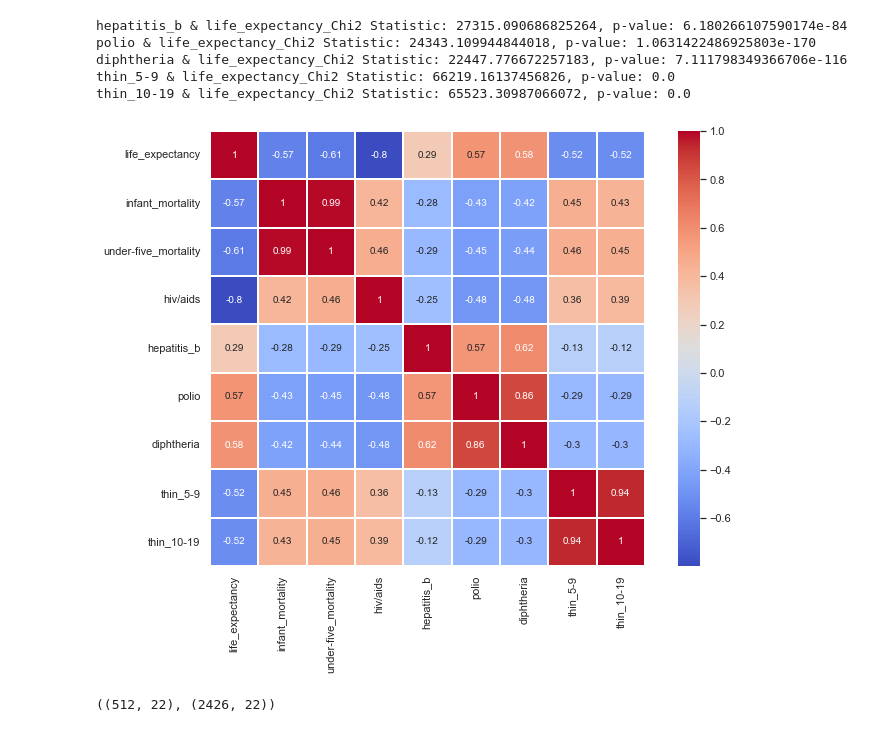
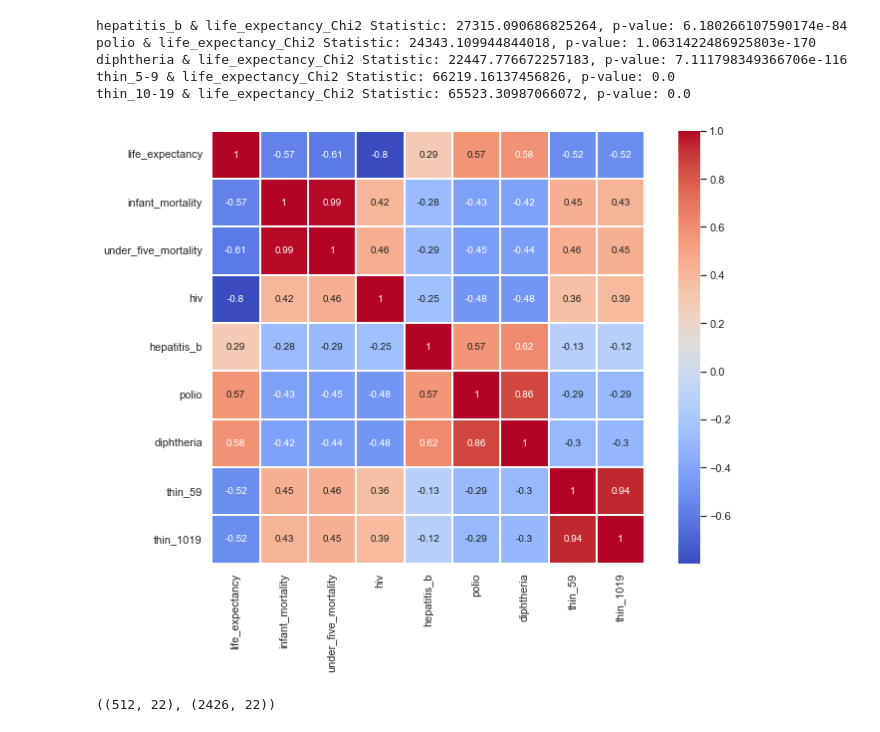
Before and after one commit to minnnnppp/CP1_Life_Expectancy, a Jupyter notebook: cp1_1.ipynb, the cells around one changed output. Cells and saved outputs as stored; diff of their text form; code cells hidden in the pictures.

```diff
--- a/cp1_1.ipynb
+++ b/cp1_1.ipynb
@@ -69,7 +69,7 @@ BMI                                 34
 - 그리고 adult_mortality, infant_mortality, under-five_mortality, measles와 같은 컬럼을 nums가 아닌 확률로 표기하도록 통일시킨다.
 # %%
 def rename_cols(df):    # 컬럼명 재설정: 데이터 설명보고 설명에 맞게 다시 재설정함
-    df.rename(columns = {' thinness  1-19 years':'thin 10-19',' thinness 5-9 years':'thin 5-9', 'Income composition of resources':'HDI', 'infant deaths':'Infant Mortality', 'under-five deaths':'Under-five Mortality'},inplace=True)
+    df.rename(columns = {' thinness  1-19 years':'thin 1019',' thinness 5-9 years':'thin 59', 'Income composition of resources':'HDI', 'infant deaths':'Infant Mortality', 'under-five deaths':'Under_five Mortality', 'HIV/AIDS':'hiv'},inplace=True)
     df = df.replace('United Kingdom of Great Britain and Northern Ireland', 'UK&Ireland')
     # 컬럼명을 소문자로 통일시키고 공백을 _로 대체
     new_cols = []
@@ -77,6 +77,7 @@ def rename_cols(df):    # 컬럼명 재설정: 데이터 설명보고 설명에
         new_cols.append(col.strip().replace(' ', '_').lower())
     df.columns = new_cols
 
+
     return df
 
 def nums_to_rate(x):  # 1000명당 해당 nums를 확률로 표기 통일하기
@@ -87,7 +88,7 @@ def nums_to_rate(x):  # 1000명당 해당 nums를 확률로 표기 통일하기
 df = rename_cols(df)
 
 # nums_to_rate 함수 적용해 nums -> 확률로 변환하기
-lista = ['adult_mortality', 'infant_mortality', 'under-five_mortality', 'measles']
+lista = ['adult_mortality', 'infant_mortality', 'under_five_mortality', 'measles']
 for i in lista:
     df[i] = nums_to_rate(df[i])
 
@@ -667,13 +776,13 @@ thin_5-9 & life_expectancy_Chi2 Statistic: 66219.16137456826, p-value: 0.0
 thin_10-19 & life_expectancy_Chi2 Statistic: 65523.30987066072, p-value: 0.0
 # %%
 # 1번 가설에 해당하는 변수들 간의 상관관계를 알아보기 위해 heatmap 도출
-first_hypo = wins_df[['life_expectancy', 'infant_mortality', 'under-five_mortality', 'hiv/aids', 'hepatitis_b', 'polio',
-'diphtheria', 'thin_5-9', 'thin_10-19']]
+first_hypo = wins_df[['life_expectancy', 'infant_mortality', 'under_five_mortality', 'hiv', 'hepatitis_b', 'polio',
+'diphtheria', 'thin_59', 'thin_1019']]
 
 sns.set(rc = {'figure.figsize':(12,8)})
 sns.heatmap(first_hypo.astype(float).corr(), linewidths = 0.1, vmax = 1.0, cmap='coolwarm', square = True, linecolor = "white", annot = True, annot_kws = {"size" : 10});
 # %% [output]
-[figure, old version]
+[figure, new version]
 # %%
 # 2번 가설 t-test: status에 따라 데이터를 두 집단으로 나누었을 때의 평균 기대 수명 간의 차이
 # 먼저 status를 기준으로 데이터 분할
```
Also changed, not shown: parts of 30 cells of this notebook.
